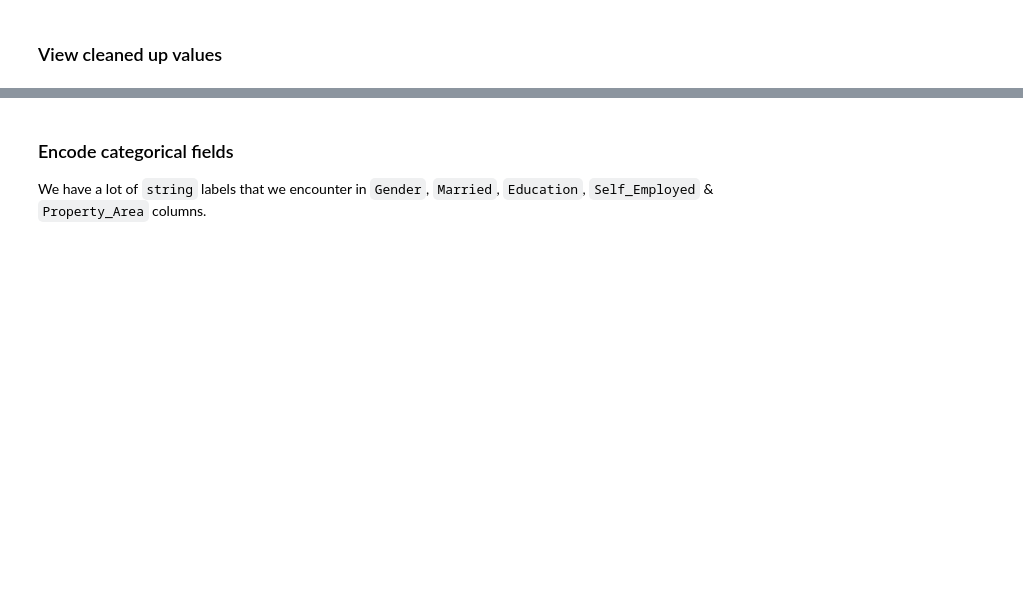
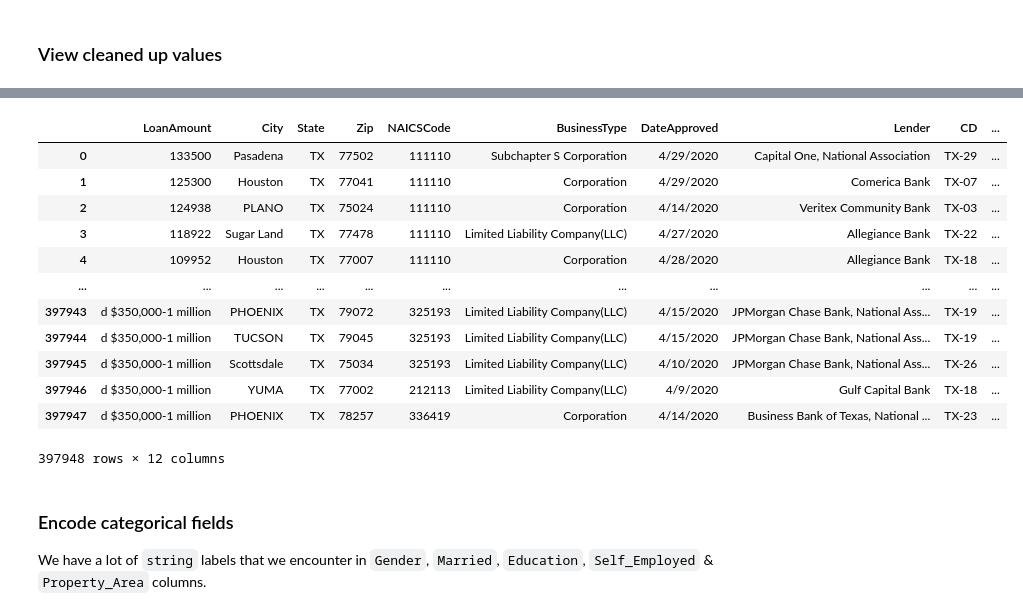
Before and after one commit to jinahporter/project3, a Jupyter notebook: PPP.ipynb, the cells around one changed output, grey strips where cells are left out. Drawn from its saved outputs; the diff is of its cells as text; code cells hidden in the pictures; blank space fills up the shorter version.

```diff
--- a/PPP.ipynb
+++ b/PPP.ipynb
@@ -85,0 +129,6 @@ for col in label_cols:
+# %%
+## read in data for NAICS code
+
+naics = pd.read_csv('US-Business-Profiles-By-Sales-and-Employees (1).csv')
+
+naics.head()
@@ -85,0 +142,8 @@ for col in label_cols:
+# %%
+naics.dtypes
+naics[naics.isnull().any(axis=1)]
+
+
+naics['NAICS 1 Code'] = naics['NAICS 1 Code'].astype(int)
+
+naics
@@ -86,3 +164,21 @@ for col in label_cols:
+# %%
+## merge tables
+
+pd.merge(data, naics, left_on='NAICSCode', right_on='NAICS 1 Code')
+# %% [output]
+|  | LoanAmount | City | State | Zip | NAICSCode | BusinessType | DateApproved | Lender | CD | ... |
+| 0 | 133500 | Pasadena | TX | 77502 | 111110 | Subchapter S Corporation | 4/29/2020 | Capital One, National Association | TX-29 | ... |
+| 1 | 125300 | Houston | TX | 77041 | 111110 | Corporation | 4/29/2020 | Comerica Bank | TX-07 | ... |
+| 2 | 124938 | PLANO | TX | 75024 | 111110 | Corporation | 4/14/2020 | Veritex Community Bank | TX-03 | ... |
+| 3 | 118922 | Sugar Land | TX | 77478 | 111110 | Limited Liability Company(LLC) | 4/27/2020 | Allegiance Bank | TX-22 | ... |
+| 4 | 109952 | Houston | TX | 77007 | 111110 | Corporation | 4/28/2020 | Allegiance Bank | TX-18 | ... |
+| ... | ... | ... | ... | ... | ... | ... | ... | ... | ... | ... |
+| 397943 | d $350,000-1 million | PHOENIX | TX | 79072 | 325193 | Limited Liability Company(LLC) | 4/15/2020 | JPMorgan Chase Bank, National Ass... | TX-19 | ... |
+| 397944 | d $350,000-1 million | TUCSON | TX | 79045 | 325193 | Limited Liability Company(LLC) | 4/15/2020 | JPMorgan Chase Bank, National Ass... | TX-19 | ... |
+| 397945 | d $350,000-1 million | Scottsdale | TX | 75034 | 325193 | Limited Liability Company(LLC) | 4/10/2020 | JPMorgan Chase Bank, National Ass... | TX-26 | ... |
+| 397946 | d $350,000-1 million | YUMA | TX | 77002 | 212113 | Limited Liability Company(LLC) | 4/9/2020 | Gulf Capital Bank | TX-18 | ... |
+| 397947 | d $350,000-1 million | PHOENIX | TX | 78257 | 336419 | Corporation | 4/14/2020 | Business Bank of Texas, National ... | TX-23 | ... |
+397948 rows × 12 columns
 # %% [markdown]
 ### Encode categorical fields
 We have a lot of `string` labels that we encounter in `Gender`, `Married`, `Education`, `Self_Employed` & `Property_Area` columns.
```
Also changed, not shown: parts of 9 cells of this notebook, 3 other files.
